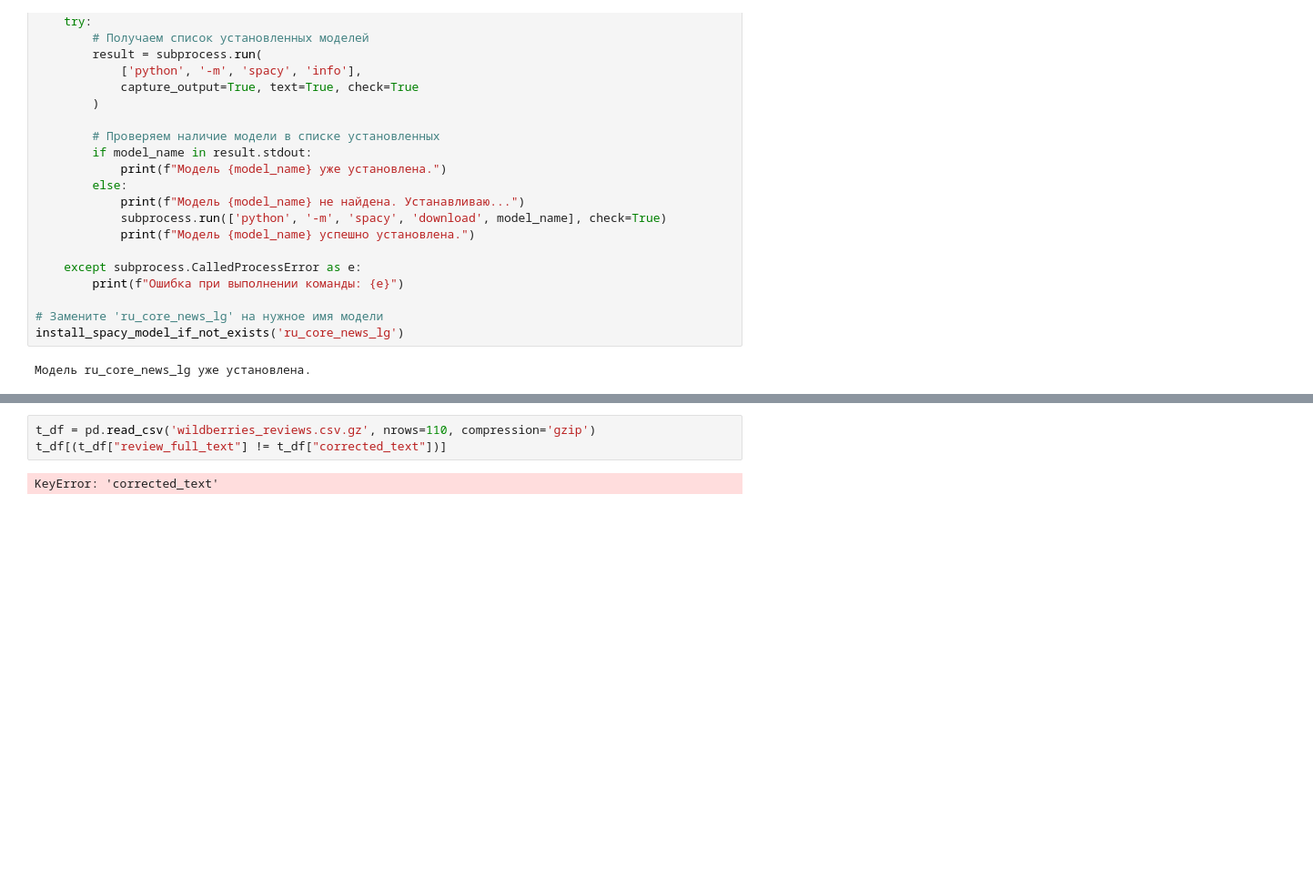
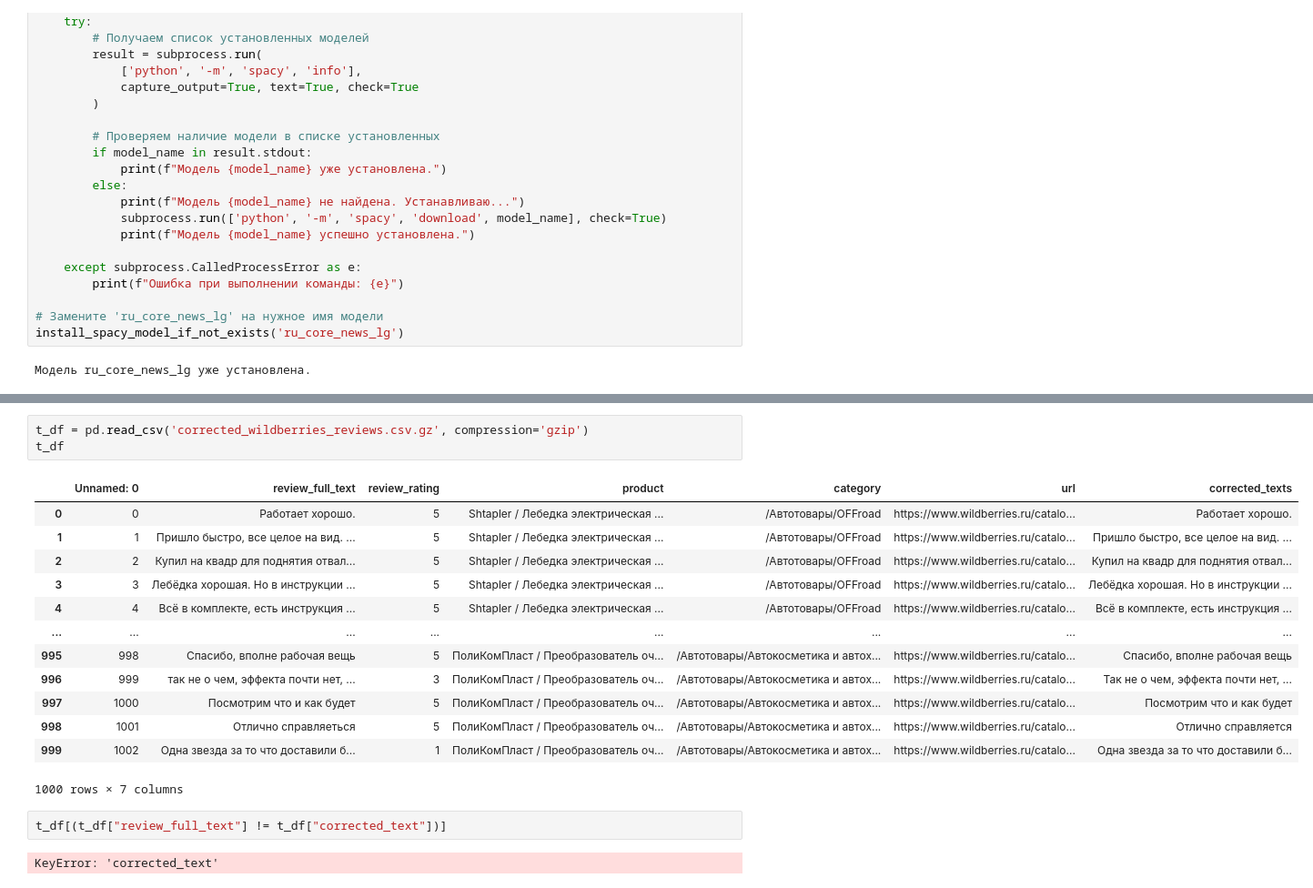
Before and after one commit to Frame24/WB_Parse, a Jupyter notebook: text_correction.ipynb, the cells around one changed output, grey strips where cells are left out. Shown: that part at 91% size. Cells and saved outputs as stored; diff of their text form; blank space fills up the shorter version.

```diff
--- a/text_correction.ipynb
+++ b/text_correction.ipynb
@@ -314,5 +215,21 @@ for port, process in server_processes.items():
 # %%
-t_df = pd.read_csv('wildberries_reviews.csv.gz', nrows=110, compression='gzip')
-t_df[(t_df["review_full_text"] != t_df["corrected_text"])]
+t_df = pd.read_csv('corrected_wildberries_reviews.csv.gz', compression='gzip')
+t_df
 # %% [output]
+|  | Unnamed: 0 | review_full_text | review_rating | product | category | url | corrected_texts |
+| 0 | 0 | Работает хорошо. | 5 | Shtapler / Лебедка электрическая ... | /Автотовары/OFFroad | https://www.wildberries.ru/catalo... | Работает хорошо. |
+| 1 | 1 | Пришло быстро, все целое на вид. ... | 5 | Shtapler / Лебедка электрическая ... | /Автотовары/OFFroad | https://www.wildberries.ru/catalo... | Пришло быстро, все целое на вид. ... |
+| 2 | 2 | Купил на квадр для поднятия отвал... | 5 | Shtapler / Лебедка электрическая ... | /Автотовары/OFFroad | https://www.wildberries.ru/catalo... | Купил на квадр для поднятия отвал... |
+| 3 | 3 | Лебёдка хорошая. Но в инструкции ... | 5 | Shtapler / Лебедка электрическая ... | /Автотовары/OFFroad | https://www.wildberries.ru/catalo... | Лебёдка хорошая. Но в инструкции ... |
+| 4 | 4 | Всё в комплекте, есть инструкция ... | 5 | Shtapler / Лебедка электрическая ... | /Автотовары/OFFroad | https://www.wildberries.ru/catalo... | Всё в комплекте, есть инструкция ... |
+| ... | ... | ... | ... | ... | ... | ... | ... |
+| 995 | 998 | Спасибо, вполне рабочая вещь | 5 | ПолиКомПласт / Преобразователь оч... | /Автотовары/Автокосметика и автох... | https://www.wildberries.ru/catalo... | Спасибо, вполне рабочая вещь |
+| 996 | 999 | так не о чем, эффекта почти нет, ... | 3 | ПолиКомПласт / Преобразователь оч... | /Автотовары/Автокосметика и автох... | https://www.wildberries.ru/catalo... | Так не о чем, эффекта почти нет, ... |
+| 997 | 1000 | Посмотрим что и как будет | 5 | ПолиКомПласт / Преобразователь оч... | /Автотовары/Автокосметика и автох... | https://www.wildberries.ru/catalo... | Посмотрим что и как будет |
+| 998 | 1001 | Отлично справляеться | 5 | ПолиКомПласт / Преобразователь оч... | /Автотовары/Автокосметика и автох... | https://www.wildberries.ru/catalo... | Отлично справляется |
+| 999 | 1002 | Одна звезда за то что доставили б... | 1 | ПолиКомПласт / Преобразователь оч... | /Автотовары/Автокосметика и автох... | https://www.wildberries.ru/catalo... | Одна звезда за то что доставили б... |
-KeyError: 'corrected_text'
+1000 rows × 7 columns
+# %%
+t_df[(t_df["review_full_text"] != t_df["corrected_text"])]
+# %% [output]
+KeyError: 'corrected_text'
```
Also changed, not shown: parts of 8 cells of this notebook, 1 other file.
